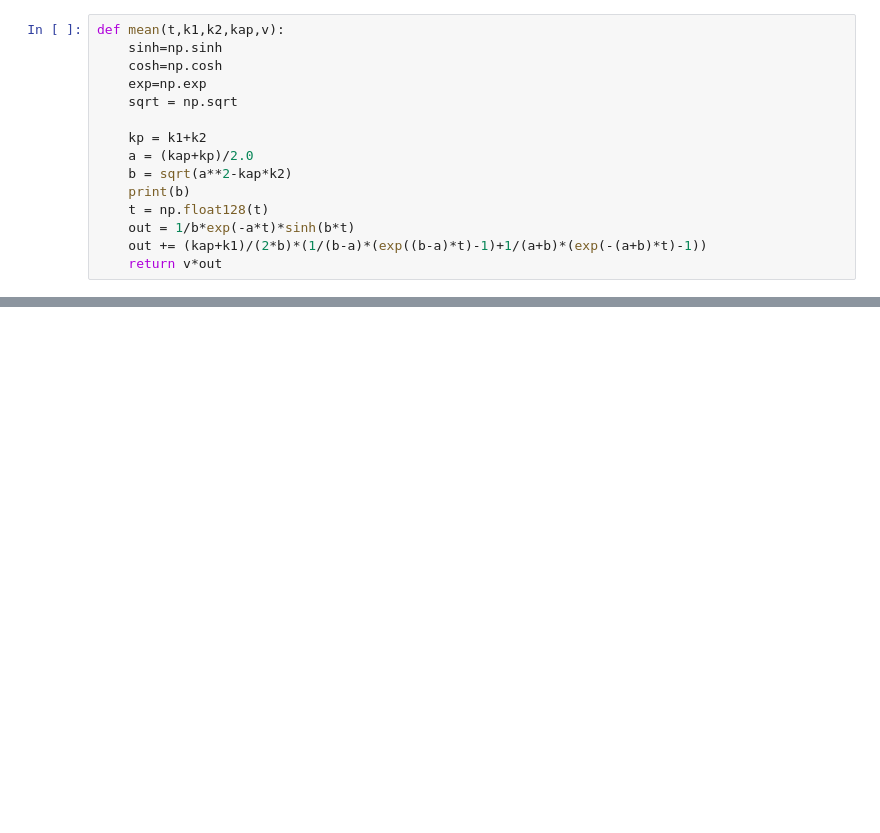
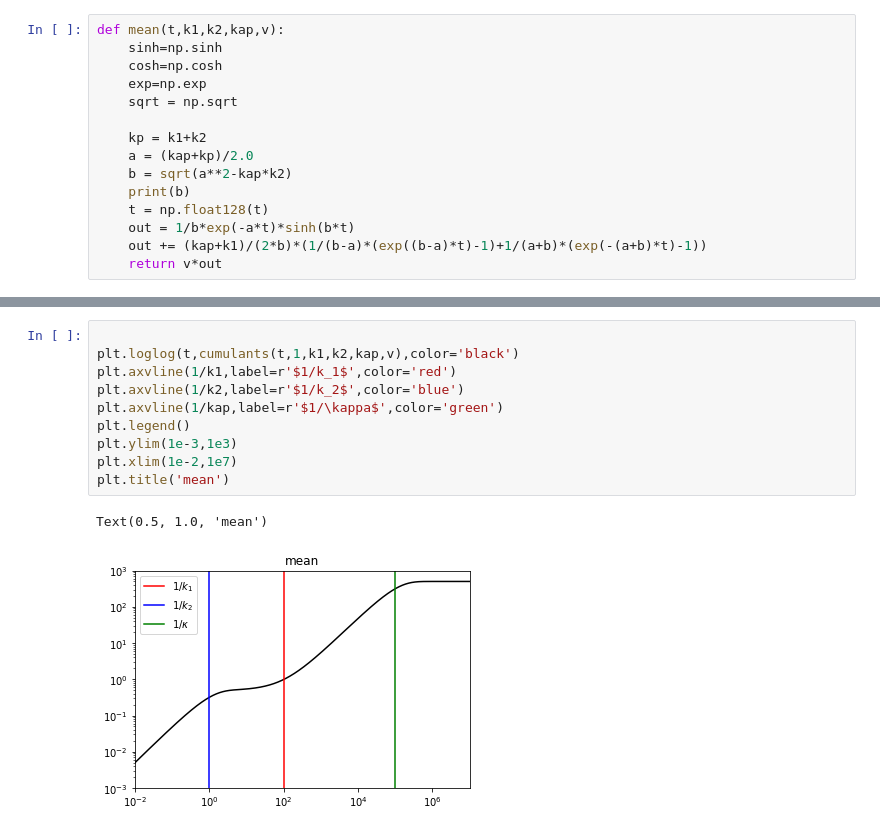
Before and after one commit to jkpierce/rw-diffu, a Jupyter notebook: code/trap-pdf.ipynb, the cells around one changed output, grey strips where cells are left out. Saved outputs shown, nothing was run; the diff lists cells and outputs as text; blank space fills up the shorter version.

```diff
--- a/code/trap-pdf.ipynb
+++ b/code/trap-pdf.ipynb
@@ -137,0 +151,13 @@ array([1.00000000e-04, 1.01861017e-04, 1.03756668e-04, 1.05687597e-04,
+# %%
+
+plt.loglog(t,cumulants(t,1,k1,k2,kap,v),color='black')
+plt.axvline(1/k1,label=r'$1/k_1$',color='red')
+plt.axvline(1/k2,label=r'$1/k_2$',color='blue')
+plt.axvline(1/kap,label=r'$1/\kappa$',color='green')
+plt.legend()
+plt.ylim(1e-3,1e3)
+plt.xlim(1e-2,1e7)
+plt.title('mean')
+# %% [output]
+Text(0.5, 1.0, 'mean')
+[figure, added]
```
Also changed, not shown: parts of 12 cells of this notebook, 17 other files.
